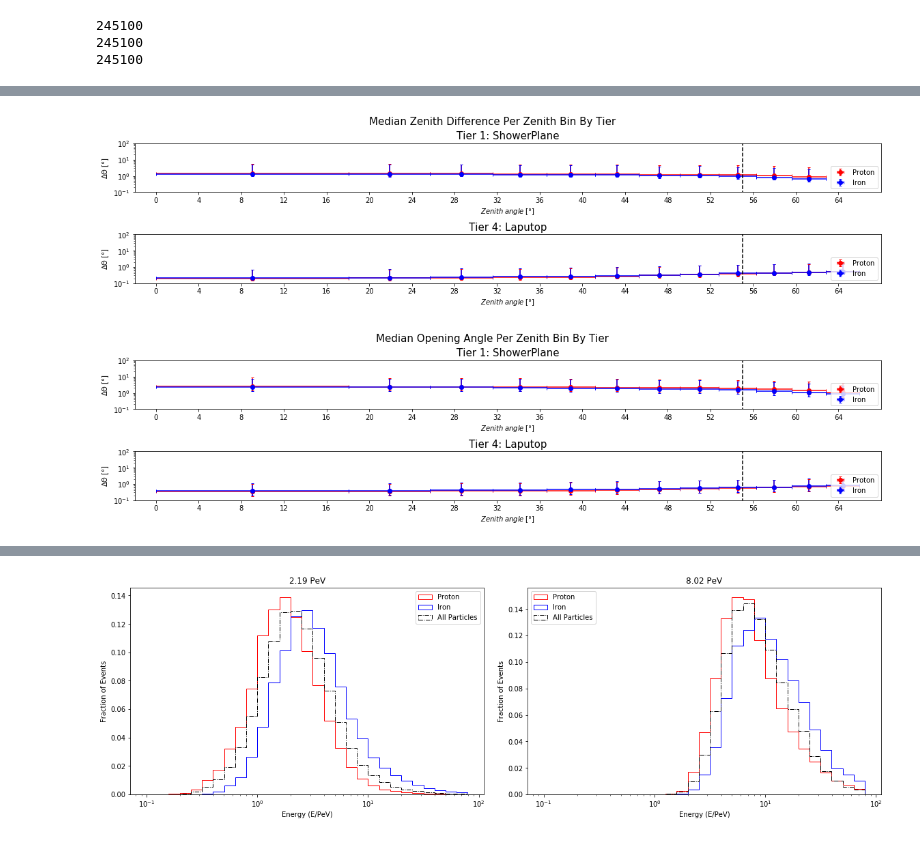
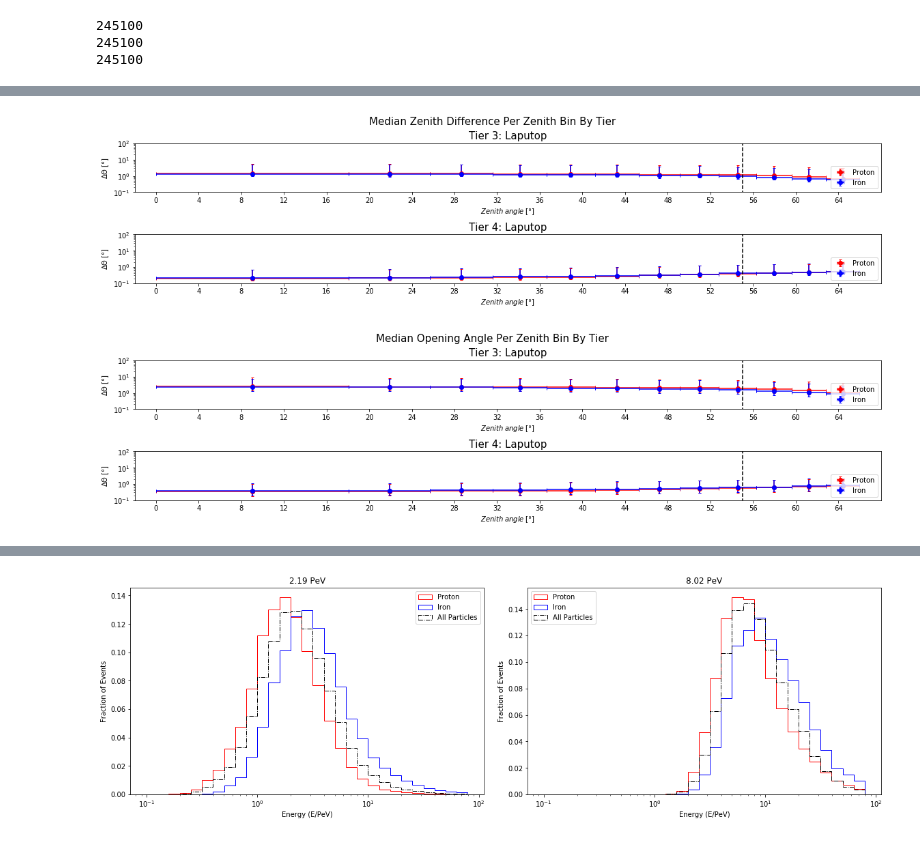
Before and after one commit to RajwolChapagain/Cosmic-Ray-Anisotropy-Analysis, a Jupyter notebook: 03_sim_study/002_loading_graphs.ipynb, the cells around one changed output, grey strips where cells are left out. Drawn from its saved outputs; the diff is of its cells as text; code cells hidden in the pictures.

```diff
--- a/03_sim_study/002_loading_graphs.ipynb
+++ b/03_sim_study/002_loading_graphs.ipynb
@@ -10,7 +10,7 @@ from ang_res_funcs import *
 # %%
 # Set which directory we're pulling from
 
-DIRECT = 'arrays_2018'
+DIRECT = '/data/ana/CosmicRay/Anisotropy/IceTop/twelve_year/03_sim_study/IT81-2018'
 
 # We will load all the .npy arrays below. Refer to the naming conventions to
 # understand the np array names. ShowerPlane is used for Tier 1 and Laputop for
@@ -474,54 +484,54 @@ reco_az_res_bytier(mc_az, reco_az, reco_name, tiers)
 # %%
 # Titles of subplots
 # titles = ['Tier 1: ShowerPlane', 'Tier 2: Laputop', 'Tier 3: Laputop', 'Tier 4: Laputop']
-titles = ['Tier 1: ShowerPlane', 'Tier 4: Laputop']
+titles = ['Tier 3: Laputop', 'Tier 4: Laputop']
 
 # No events in final bin for tier 1 for zenith diff, but want same bin centres and widths
 reg_cos_binends = get_cosine_binning(66, 12)
-t1_cos_binends = get_cosine_binning(62.859, 11)
+# t1_cos_binends = get_cosine_binning(62.859, 11)
 
-bin_ends_zd = [t1_cos_binends, reg_cos_binends, reg_cos_binends, reg_cos_binends]
-cuts_zd = [62.859, 65, 65, 65]
+bin_ends_zd = [reg_cos_binends, reg_cos_binends, reg_cos_binends, reg_cos_binends]
+cuts_zd = [65, 65, 65, 65]
 
 # Same binnning for opening angle
 bin_ends = [reg_cos_binends, reg_cos_binends, reg_cos_binends, reg_cos_binends]
 cuts = [65, 65, 65, 65]
 
 # Concatenate arrays
 # mc_zen_p = [mc_zen_p_t1, mc_zen_p_t2, mc_zen_p_t3, mc_zen_p_t4]
 # reco_zen_p = [sp_zen_p_t1, lap_zen_p_t2, lap_zen_p_t3, lap_zen_p_t4]
 
-mc_zen_p = [mc_zen_p_t1, mc_zen_p_t4]
-reco_zen_p = [sp_zen_p_t1, lap_zen_p_t4]
+mc_zen_p = [mc_zen_p_t3, mc_zen_p_t4]
+reco_zen_p = [sp_zen_p_t3, lap_zen_p_t4]
 
 # mc_zen_fe = [mc_zen_fe_t1, mc_zen_fe_t2, mc_zen_fe_t3, mc_zen_fe_t4]
 # reco_zen_fe = [sp_zen_fe_t1, lap_zen_fe_t2, lap_zen_fe_t3, lap_zen_fe_t4]
 
-mc_zen_fe = [mc_zen_fe_t1, mc_zen_fe_t4]
-reco_zen_fe = [sp_zen_fe_t1, lap_zen_fe_t4]
+mc_zen_fe = [mc_zen_fe_t3, mc_zen_fe_t4]
+reco_zen_fe = [sp_zen_fe_t3, lap_zen_fe_t4]
 
 # mc_az_p = [mc_az_p_t1, mc_az_p_t2, mc_az_p_t3, mc_az_p_t4]
 # reco_az_p = [sp_az_p_t1, lap_az_p_t2, lap_az_p_t3, lap_az_p_t4]
 
-mc_az_p = [mc_az_p_t1, mc_az_p_t4]
-reco_az_p = [sp_az_p_t1, lap_az_p_t4]
+mc_az_p = [mc_az_p_t3, mc_az_p_t4]
+reco_az_p = [sp_az_p_t3, lap_az_p_t4]
 
 # mc_az_fe = [mc_az_fe_t1, mc_az_fe_t2, mc_az_fe_t3, mc_az_fe_t4]
 # reco_az_fe = [sp_az_fe_t1, lap_az_fe_t2, lap_az_fe_t3, lap_az_fe_t4]
 
-mc_az_fe = [mc_az_fe_t1, mc_az_fe_t4]
-reco_az_fe = [sp_az_fe_t1, lap_az_fe_t4]
+mc_az_fe = [mc_az_fe_t3, mc_az_fe_t4]
+reco_az_fe = [sp_az_fe_t3, lap_az_fe_t4]
 
 # Call functions
 zenith_diff_p_fe_by_tier(mc_zen_p, reco_zen_p, mc_zen_fe, reco_zen_fe,
                              bin_ends_zd, titles, cuts_zd)
 
 open_angle_p_fe_by_tier(mc_zen_p, reco_zen_p, mc_az_p, reco_az_p, mc_zen_fe,
                             reco_zen_fe, mc_az_fe, reco_az_fe, bin_ends, titles,
                             cuts)
 # %% [output]
-[figure, old version]
+[figure, new version]
-[figure, old version]
+[figure, new version]
 # %%
 """
 Let's separate the events into their bins so we can calculate the errorbars.
```
Also changed, not shown: parts of 11 cells of this notebook.
